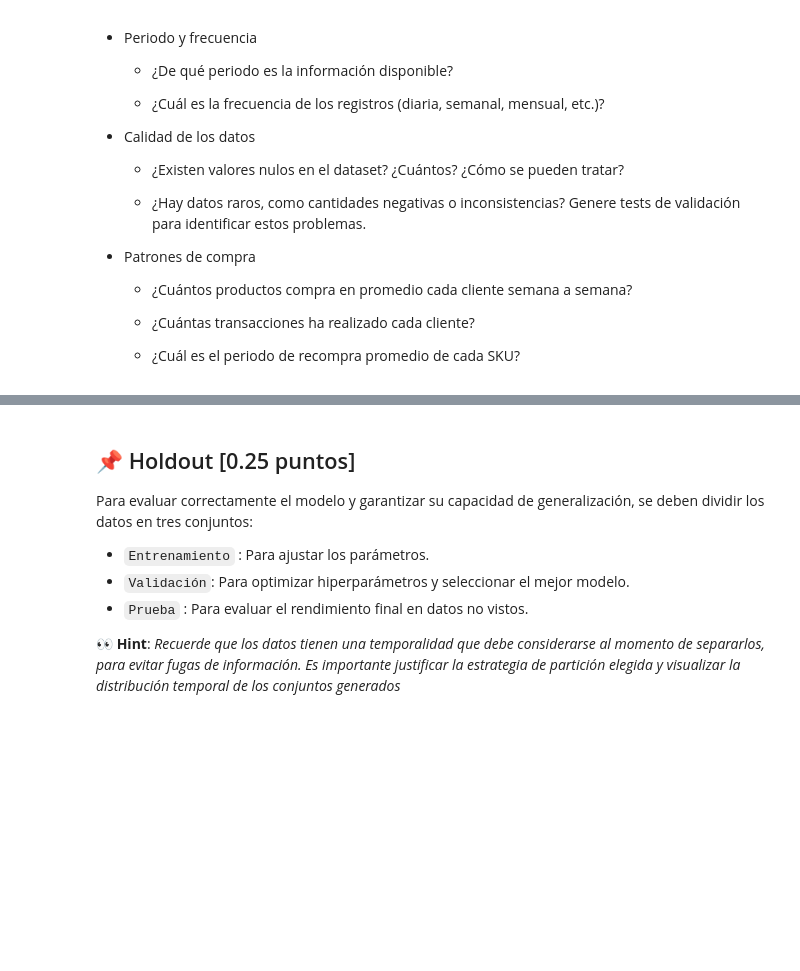
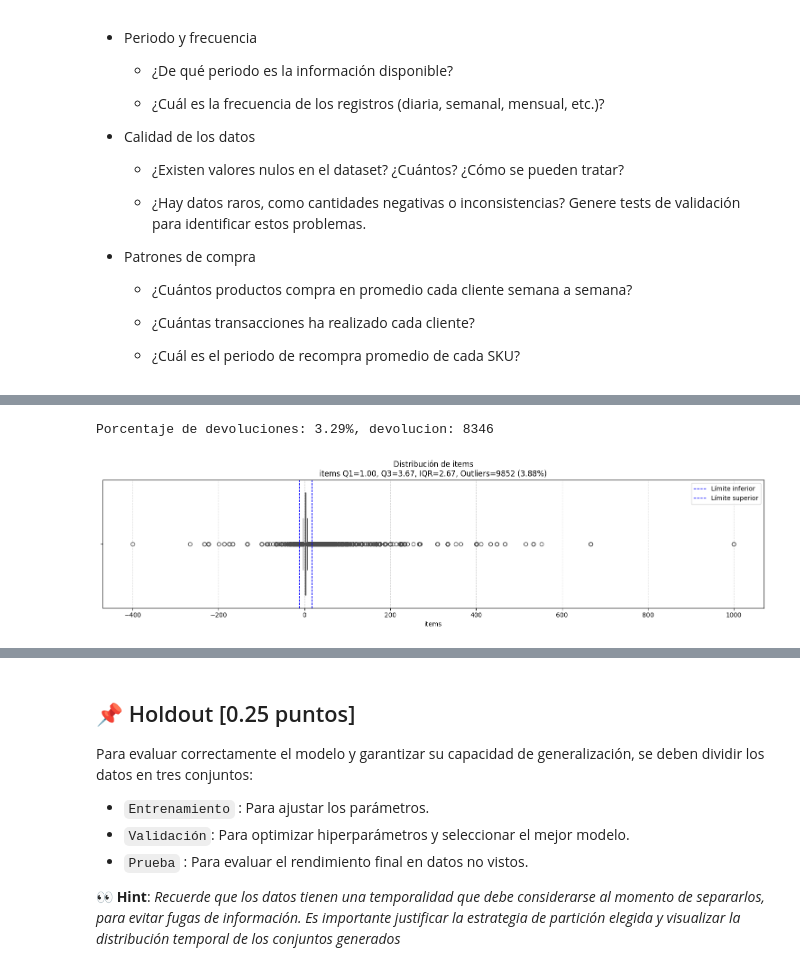
Before and after one commit to onemoremoka/sodaIAdrinks, a Jupyter notebook: datascience_notebook.ipynb, the cells around one changed output, grey strips where cells are left out. Cells and saved outputs as stored; diff of their text form; code cells hidden in the pictures; blank space fills up the shorter version.

```diff
--- a/datascience_notebook.ipynb
+++ b/datascience_notebook.ipynb
@@ -457,0 +585,3 @@ count
+# %%
+df_clientes_cleaned = df_clientes_without_duplicated.copy()
+df_clientes_cleaned.shape
@@ -562,0 +694,5 @@ df_productos.head()
+# %%
+# se convierte la columna de tipo 'object' a 'category' para optimizar el uso de memoria
+df_productos = df_productos.apply(
+    lambda col: col.astype('category') if col.dtype == 'object' else col
+)
@@ -562,0 +761,13 @@ df_productos.head()
+# %%
+# mapear los ids de productos duplicados a un id único
+cols_without_id = df_productos.columns.difference(['product_id'])
+df_productos['_dedup_key'] = df_productos[cols_without_id.tolist()].apply(lambda row: tuple(row), axis=1)
+
+dedup_reference = (
+    df_productos.drop_duplicates(subset='_dedup_key')[['_dedup_key', 'product_id']]
+    .rename(columns={'product_id': 'kept_product_id'})
+)
+
+df_mapeo_ids = df_productos.merge(dedup_reference, on='_dedup_key', how='left')
+df_mapeo_ids = df_mapeo_ids[['product_id', 'kept_product_id']]
+df_mapeo_ids
@@ -566,0 +806,17 @@ df_productos.head()
+# %%
+# merge productos
+df_merge_transacciones_productos = pd.merge(df_transacciones_cleaned, df_productos, on='product_id', how='left')
+
+# mapear los ids de productos
+df_merge_transacciones_productos = df_merge_transacciones_productos.merge(df_mapeo_ids, left_on='product_id', right_on='product_id', how='left')
+
+# merge con los clientes
+df_merge_transacciones_productos_clientes = pd.merge(
+    df_merge_transacciones_productos,
+    df_clientes_cleaned,
+    left_on='customer_id',
+    right_on='customer_id',
+    how='left'
+)
+
+df_completed = df_merge_transacciones_productos_clientes.drop(columns=['_dedup_key'])
@@ -884,0 +959,17 @@ recompra_promedio.head()
+# %%
+dir_shopping = {
+    "devolucion": (df_transacciones_without_duplicated['items'] < 0).sum(),
+    "compra": (df_transacciones_without_duplicated['items'] >= 0).sum()
+}
+
+porcentaje_devoluciones = round(
+    dir_shopping['devolucion'] / (dir_shopping['compra'] + dir_shopping['devolucion']) * 100,
+    2
+)
+print(f"Porcentaje de devoluciones: {porcentaje_devoluciones}%, devolucion: {dir_shopping['devolucion']}")
+# %% [output]
+Porcentaje de devoluciones: 3.29%, devolucion: 8346
+# %%
+bboxplot(df_completed['items'], title='Distribución de items', use_deciles=False, k=5)
+# %% [output]
+[figure, added]
```
Also changed, not shown: parts of 106 cells of this notebook.
